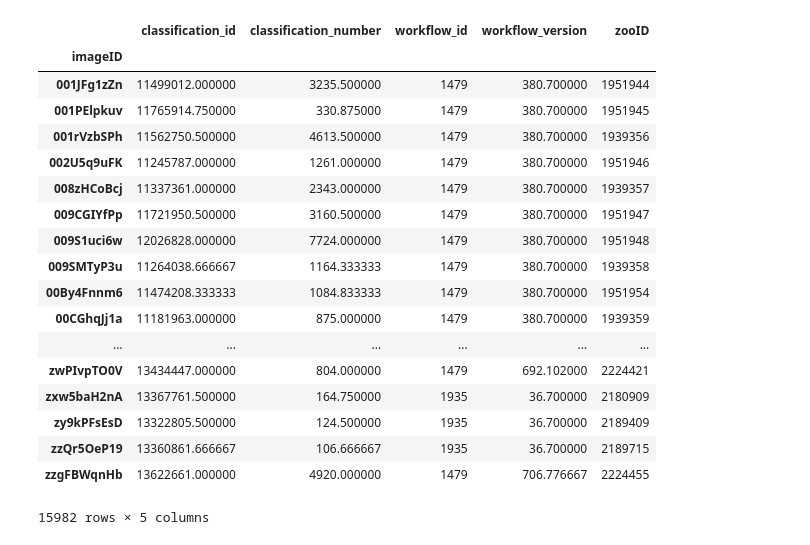
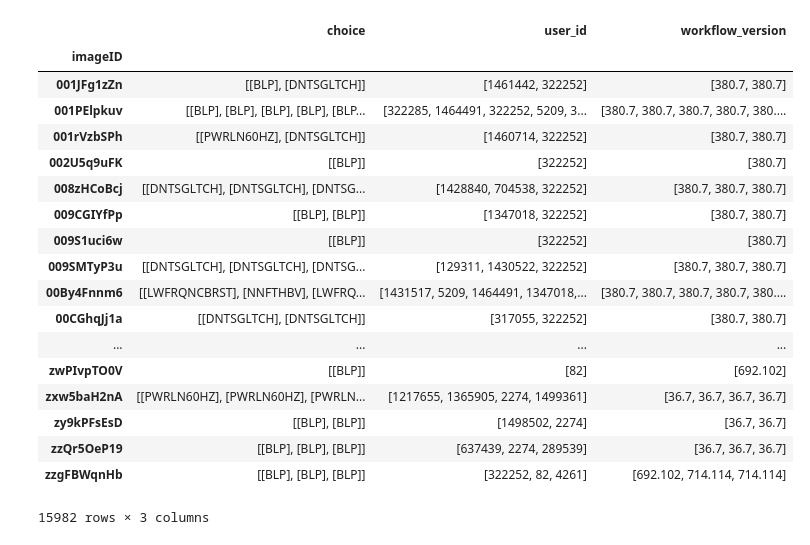
Before and after one commit to Gravity-Spy/GravitySpy, a Jupyter notebook: ML/SyracuseCC/read_classifications.ipynb, the cells around one changed output. Saved outputs shown, nothing was run; the diff lists cells and outputs as text; code cells hidden in the pictures.

Commit message:
finalized pivot table implementation

```diff
--- a/ML/SyracuseCC/read_classifications.ipynb
+++ b/ML/SyracuseCC/read_classifications.ipynb
@@ -110,10 +111,10 @@ data1['goodWorkFlow'] = (data1['workflow_version'].isin(versions)) # Add column
 # Data for converting old to new imageIDs
 id_data = pd.read_csv('IDmatchall.txt',delim_whitespace=True,skiprows=1,names=['new_imageID','old_imageID'])
 
-beta_check = ~data1.workflow_version.isin([692.102, 714.11399999999992]) # Check if classification from beta 2.0
-id_check = data1.imageID.isin(id_data['old_imageID']) # Check if imageID has a new ID
+beta_check = ~data1['workflow_version'].isin([692.102, 714.11399999999992]) # Check if classification from beta 2.0
+id_check = data1['imageID'].isin(id_data['old_imageID']) # Check if imageID has a new ID
 
-data1['goodID'] = beta_check | id_check # Apply bitwise or to checks, append to dataframe
+data1['goodID'] = beta_check | id_check # Apply 'bitwise-or' to checks, append to dataframe
 # %%
 ### Apply data quality cuts ###
 data1 = data1[data1.goodUpload & data1.numAnnotations & data1.goodWorkFlow & data1.goodID & data1.user_id != False]
@@ -132,29 +133,33 @@ data1 = data1.drop('goodWorkFlow',1)
 data1 = data1.drop('goodID',1)
 data1 = data1.drop('metadata',1)
 # %%
+def lister(x):
+    return list(x)
+
 #data1.pivot(index='imageID',columns='choice',values='choice')
 #data1.groupby('imageID').sum()
-pd.pivot_table(data1,index='imageID')
+images = pd.pivot_table(data1,index='imageID',values=['choice', 'user_id','workflow_version'],aggfunc=lister)
+images
 # %% [output]
-|  | classification_id | classification_number | workflow_id | workflow_version | zooID |
-| imageID |  |  |  |  |  |
-| 001JFg1zZn | 11499012.000000 | 3235.500000 | 1479 | 380.700000 | 1951944 |
-| 001PElpkuv | 11765914.750000 | 330.875000 | 1479 | 380.700000 | 1951945 |
-| 001rVzbSPh | 11562750.500000 | 4613.500000 | 1479 | 380.700000 | 1939356 |
-| 002U5q9uFK | 11245787.000000 | 1261.000000 | 1479 | 380.700000 | 1951946 |
-| 008zHCoBcj | 11337361.000000 | 2343.000000 | 1479 | 380.700000 | 1939357 |
-| 009CGIYfPp | 11721950.500000 | 3160.500000 | 1479 | 380.700000 | 1951947 |
-| 009S1uci6w | 12026828.000000 | 7724.000000 | 1479 | 380.700000 | 1951948 |
-| 009SMTyP3u | 11264038.666667 | 1164.333333 | 1479 | 380.700000 | 1939358 |
-| 00By4Fnnm6 | 11474208.333333 | 1084.833333 | 1479 | 380.700000 | 1951954 |
-| 00CGhqJj1a | 11181963.000000 | 875.000000 | 1479 | 380.700000 | 1939359 |
-| ... | ... | ... | ... | ... | ... |
-| zwPIvpTO0V | 13434447.000000 | 804.000000 | 1479 | 692.102000 | 2224421 |
-| zxw5baH2nA | 13367761.500000 | 164.750000 | 1935 | 36.700000 | 2180909 |
-| zy9kPFsEsD | 13322805.500000 | 124.500000 | 1935 | 36.700000 | 2189409 |
-| zzQr5OeP19 | 13360861.666667 | 106.666667 | 1935 | 36.700000 | 2189715 |
-| zzgFBWqnHb | 13622661.000000 | 4920.000000 | 1479 | 706.776667 | 2224455 |
+|  | choice | user_id | workflow_version |
+| imageID |  |  |  |
+| 001JFg1zZn | [[BLP], [DNTSGLTCH]] | [1461442, 322252] | [380.7, 380.7] |
+| 001PElpkuv | [[BLP], [BLP], [BLP], [BLP], [BLP... | [322285, 1464491, 322252, 5209, 3... | [380.7, 380.7, 380.7, 380.7, 380.... |
+| 001rVzbSPh | [[PWRLN60HZ], [DNTSGLTCH]] | [1460714, 322252] | [380.7, 380.7] |
+| 002U5q9uFK | [[BLP]] | [322252] | [380.7] |
+| 008zHCoBcj | [[DNTSGLTCH], [DNTSGLTCH], [DNTSG... | [1428840, 704538, 322252] | [380.7, 380.7, 380.7] |
+| 009CGIYfPp | [[BLP], [BLP]] | [1347018, 322252] | [380.7, 380.7] |
+| 009S1uci6w | [[BLP]] | [322252] | [380.7] |
+| 009SMTyP3u | [[DNTSGLTCH], [DNTSGLTCH], [DNTSG... | [129311, 1430522, 322252] | [380.7, 380.7, 380.7] |
+| 00By4Fnnm6 | [[LWFRQNCBRST], [NNFTHBV], [LWFRQ... | [1431517, 5209, 1464491, 1347018,... | [380.7, 380.7, 380.7, 380.7, 380.... |
+| 00CGhqJj1a | [[DNTSGLTCH], [DNTSGLTCH]] | [317055, 322252] | [380.7, 380.7] |
+| ... | ... | ... | ... |
+| zwPIvpTO0V | [[BLP]] | [82] | [692.102] |
+| zxw5baH2nA | [[PWRLN60HZ], [PWRLN60HZ], [PWRLN... | [1217655, 1365905, 2274, 1499361] | [36.7, 36.7, 36.7, 36.7] |
+| zy9kPFsEsD | [[BLP], [BLP]] | [1498502, 2274] | [36.7, 36.7] |
+| zzQr5OeP19 | [[BLP], [BLP], [BLP]] | [637439, 2274, 289539] | [36.7, 36.7, 36.7] |
+| zzgFBWqnHb | [[BLP], [BLP], [BLP]] | [322252, 82, 4261] | [692.102, 714.114, 714.114] |
-15982 rows × 5 columns
+15982 rows × 3 columns
 # %%
 ### Code to check label options for each workflow version ###
 
```
Also changed, not shown: parts of 5 cells of this notebook.
